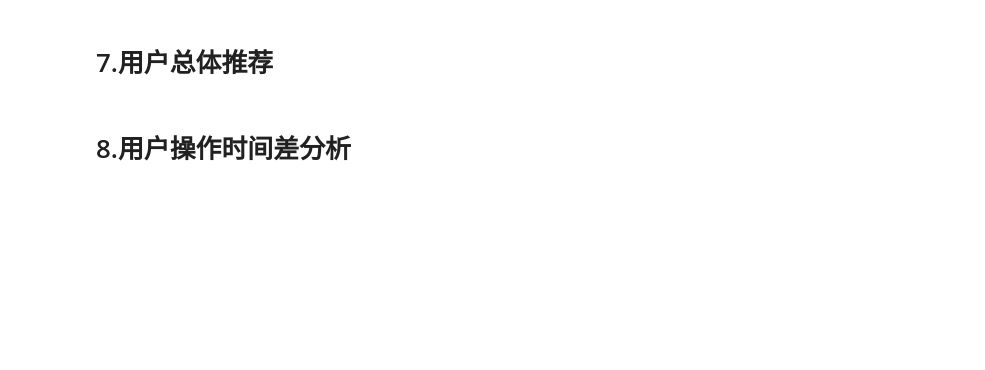
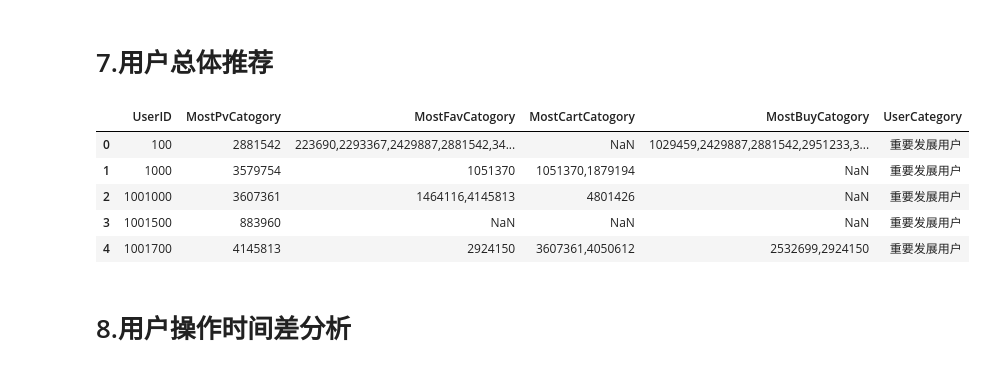
Before and after one commit to Yhcrown/CS306-Data-minning-project, a Jupyter notebook: src/project.ipynb, the cells around one changed output. Cells and saved outputs as stored; diff of their text form; code cells hidden in the pictures; blank space fills up the shorter version.

```diff
--- a/src/project.ipynb
+++ b/src/project.ipynb
@@ -154,34 +221,42 @@ def F(n):
     if n == 1:
         return 1
     elif n == 2:
         return 2
     elif n == 3:
         return 3
     else:
         return 4
 
 df_buy_1 = df_Second[df_Second['BehaviorType']=='buy']
 Near_buy_tstamp = df_buy_1.groupby(by='UserID')['TimeStamps'].max() #得出用户最近购买时间
 df_buy_1 = pd.DataFrame(data=Near_buy_tstamp)
 diff_time = (endTime - Near_buy_tstamp).astype('int') #用户最近购买时间距离结束时间长短
 diff_day = (diff_time/(24*60*60)).astype('int')
 df_Second['diffDay'] = diff_day
 df_Second['R'] = df_Second['diffDay'].apply(R)
 df_Second.drop(labels=['diffDay'],axis=1,inplace=True)
 
 
 df_Second['Frequency'] = df_Second['UserID'].value_counts().astype('int')
 df_Second['F'] = df_Second['Frequency'].apply(F)
 df_Second.drop(labels=['Frequency'],axis=1,inplace=True)
 
 
 df_Second['UserCategory'] = np.select([(df_Second['R']>2.75)&(df_Second['F']>1.02),(df_Second['R']>2.75)&(df_Second['F']<=1.02),
           (df_Second['R']<=2.75)&(df_Second['F']>1.02),(df_Second['R']<2.75)&(df_Second['F']<=1.02)],
          ['重要价值用户','重要保持用户','重要发展用户','一般价值用户'])
 
-df_user_level = df_Second[['UserID', 'UserCategory']]
+df_user_level = df_Second[['UserID', 'UserCategory']].drop_duplicates(subset=['UserID'])
+
 df_user = pd.merge(df_user,df_user_level,how='left',on='UserID')
 df_user.head()
+# %% [output]
+|  | UserID | MostPvCatogory | MostFavCatogory | MostCartCatogory | MostBuyCatogory | UserCategory |
+| 0 | 100 | 2881542 | 223690,2293367,2429887,2881542,34... | NaN | 1029459,2429887,2881542,2951233,3... | 重要发展用户 |
+| 1 | 1000 | 3579754 | 1051370 | 1051370,1879194 | NaN | 重要发展用户 |
+| 2 | 1001000 | 3607361 | 1464116,4145813 | 4801426 | NaN | 重要发展用户 |
+| 3 | 1001500 | 883960 | NaN | NaN | NaN | 重要发展用户 |
+| 4 | 1001700 | 4145813 | 2924150 | 3607361,4050612 | 2532699,2924150 | 重要发展用户 |
 # %% [markdown]
 # 8.用户操作时间差分析
 # %%
```
Also changed, not shown: parts of 8 cells of this notebook.
